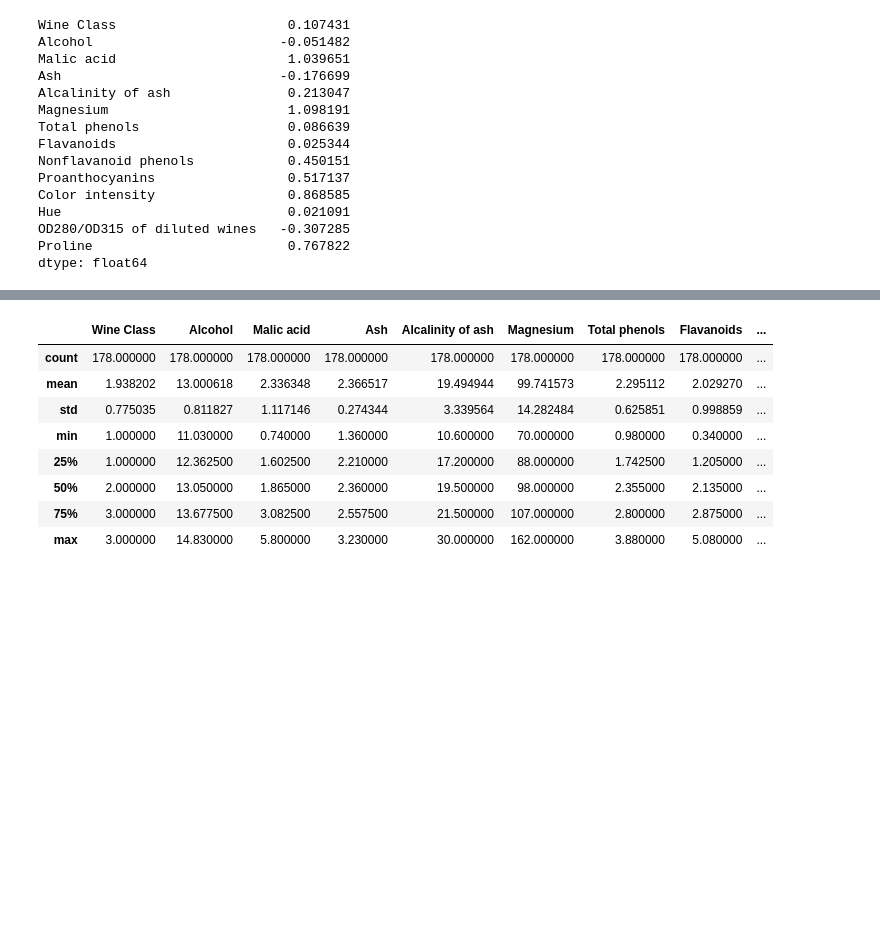
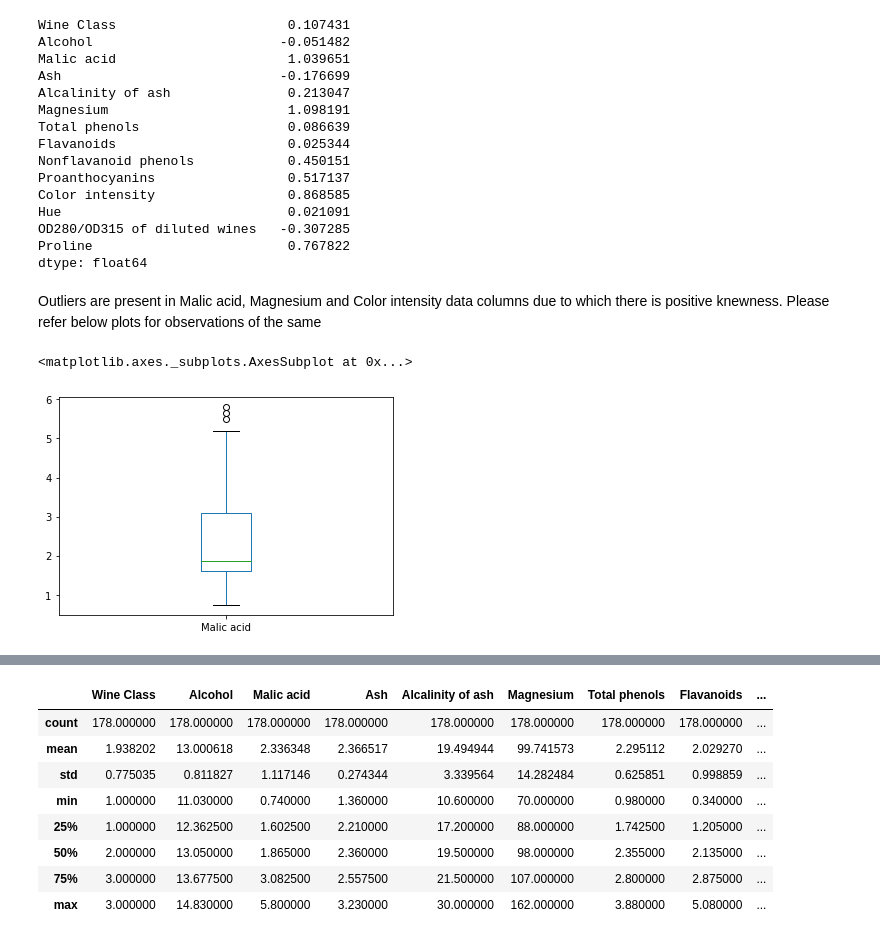
Before and after one commit to Dileep759/Dileep-Project-Files1, a Jupyter notebook: wine dataset.ipynb, the cells around one changed output, grey strips where cells are left out. Saved outputs shown, nothing was run; the diff lists cells and outputs as text; code cells hidden in the pictures; blank space fills up the shorter version.

```diff
--- a/wine dataset.ipynb
+++ b/wine dataset.ipynb
@@ -66,3 +66,10 @@ Hue                             0.021091
 OD280/OD315 of diluted wines   -0.307285
 Proline                         0.767822
 dtype: float64
+# %% [markdown]
+Outliers are present in Malic acid, Magnesium and Color intensity data columns due to which there is positive knewness. Please refer below plots for observations of the same
+# %%
+data['Malic acid'].plot.box()
+# %% [output]
+<matplotlib.axes._subplots.AxesSubplot at 0x...>
+[figure, added]
```
Also changed, not shown: parts of 64 cells of this notebook.
